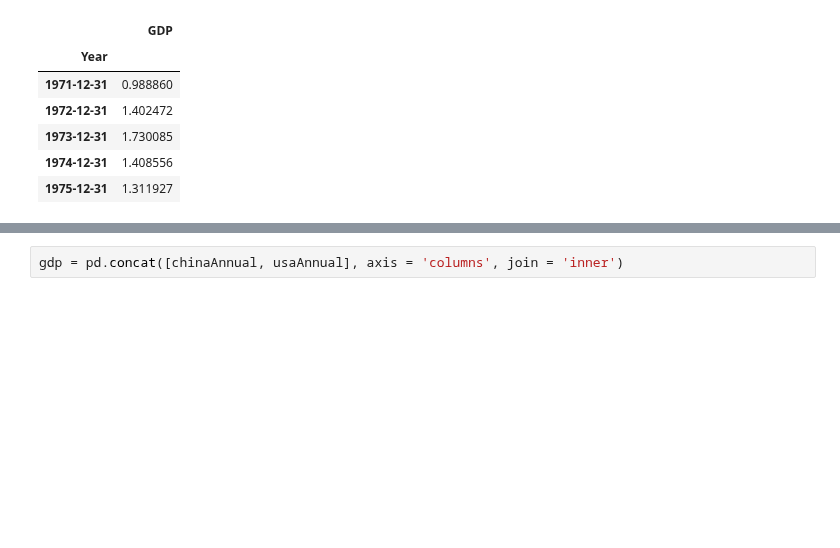
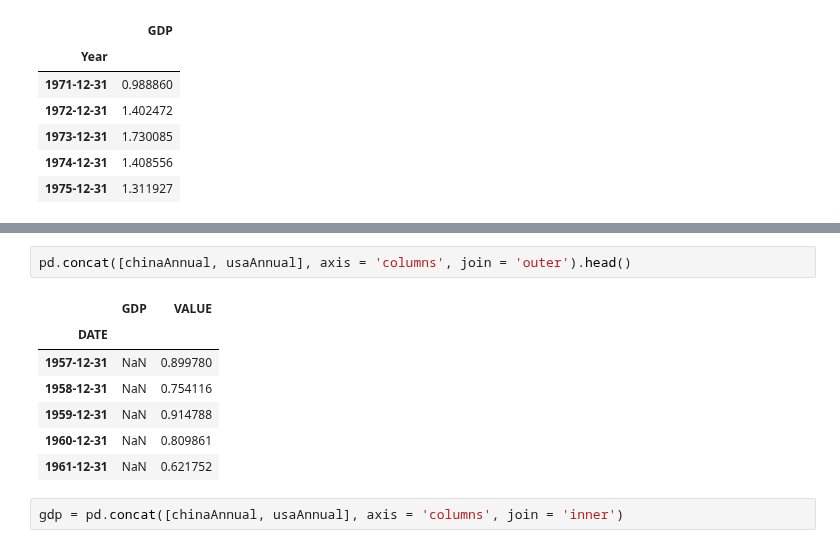
Before and after one commit to sushant2811/pythonAndStatsForDS, a Jupyter notebook: advancedPandas.ipynb, the cells around one changed output, grey strips where cells are left out. Drawn from its saved outputs; the diff is of its cells as text; blank space fills up the shorter version.

Commit message:
Join, merge cheat sheet

```diff
--- a/advancedPandas.ipynb
+++ b/advancedPandas.ipynb
@@ -2560,3 +2570,13 @@ chinaAnnual.head()
+# %%
+pd.concat([chinaAnnual, usaAnnual], axis = 'columns', join = 'outer').head()
+# %% [output]
+|  | GDP | VALUE |
+| DATE |  |  |
+| 1957-12-31 | NaN | 0.899780 |
+| 1958-12-31 | NaN | 0.754116 |
+| 1959-12-31 | NaN | 0.914788 |
+| 1960-12-31 | NaN | 0.809861 |
+| 1961-12-31 | NaN | 0.621752 |
 # %%
 gdp = pd.concat([chinaAnnual, usaAnnual], axis = 'columns', join = 'inner')
 # %%
```
Also changed, not shown: parts of 2 cells of this notebook.
